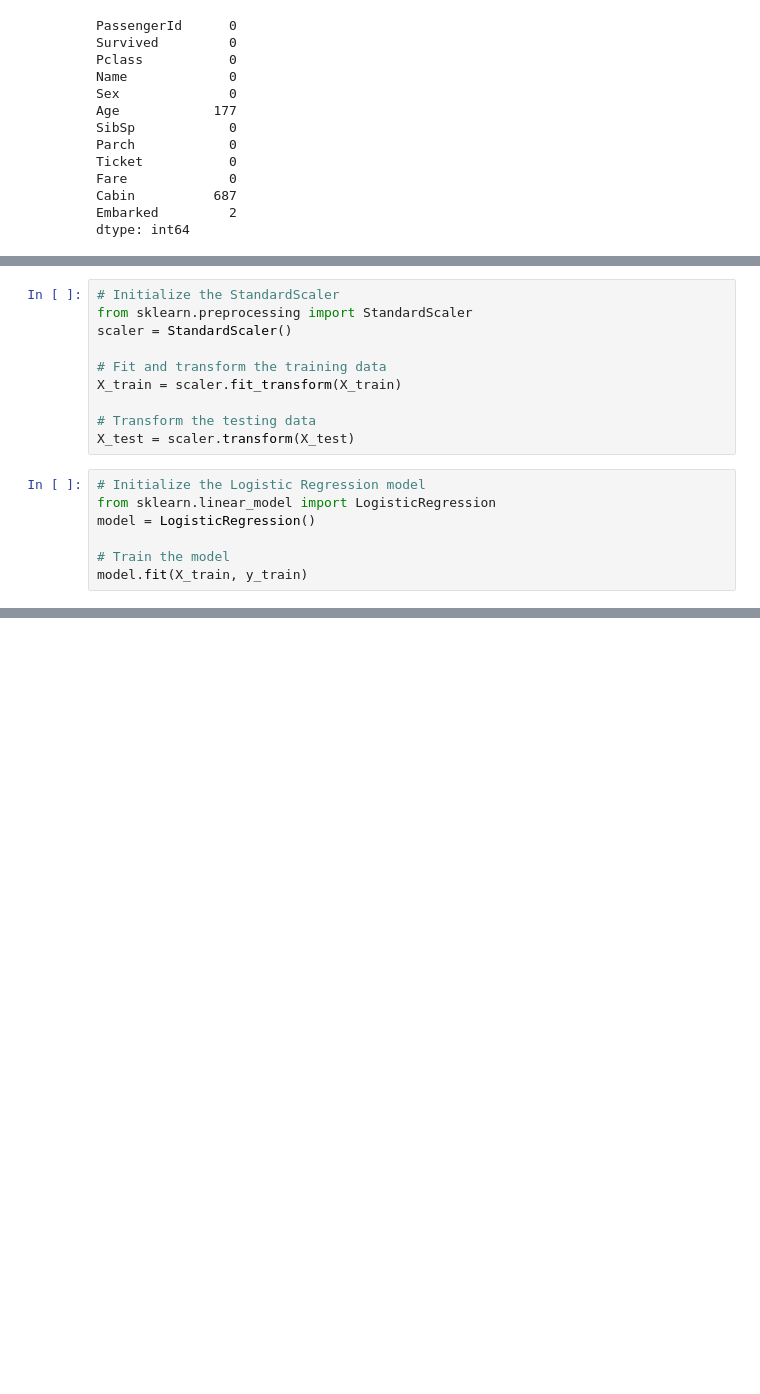
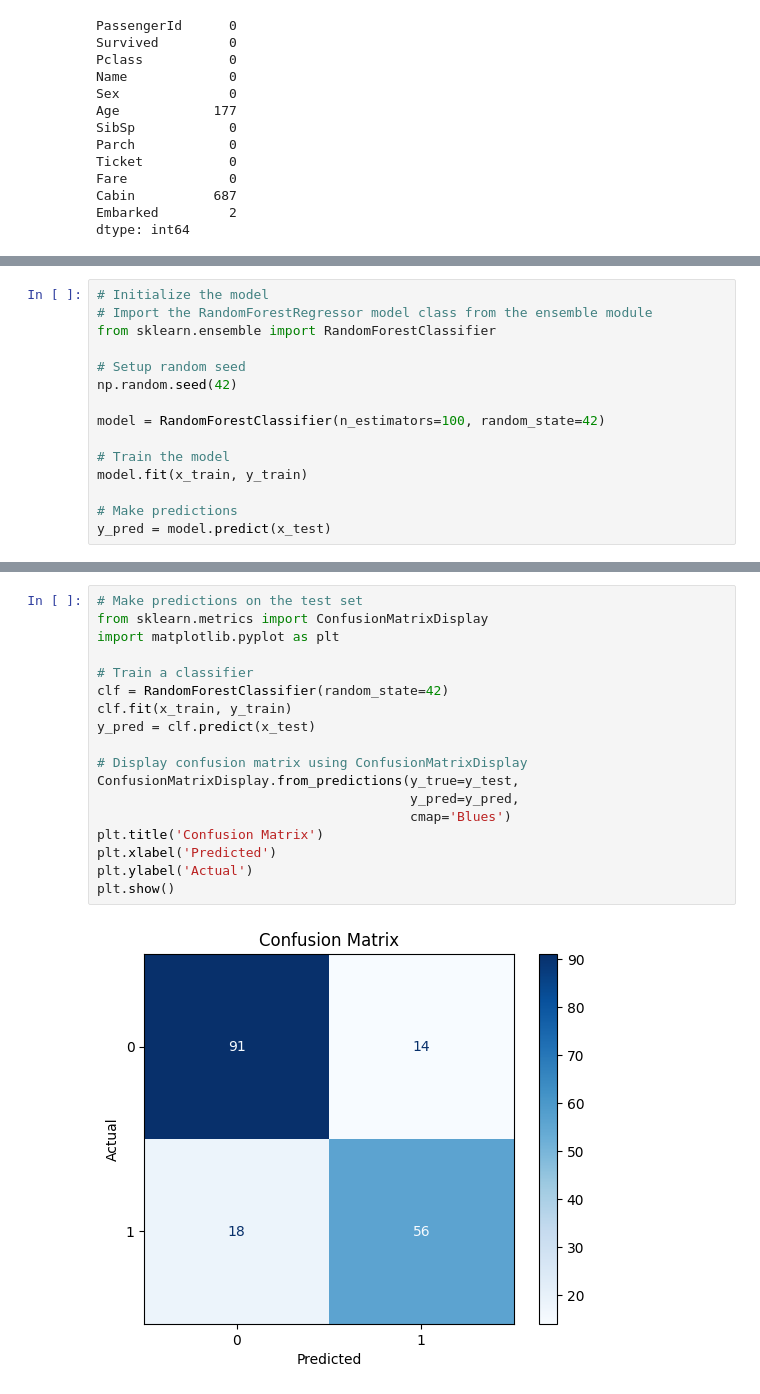
Before and after one commit to soumya0424/CodSoft, a Jupyter notebook: Titanic Survival Prediction.ipynb, the cells around one changed output, grey strips where cells are left out. Saved outputs shown, nothing was run; the diff lists cells and outputs as text; blank space fills up the shorter version.

Commit message:
titanic Survival Prediction done

```diff
--- a/Titanic Survival Prediction.ipynb
+++ b/Titanic Survival Prediction.ipynb
@@ -112,17 +97,15 @@ X_train, X_test, y_train, y_test = train_test_split(X, y, test_size=0.2, random_
 # %%
-# Initialize the StandardScaler
-from sklearn.preprocessing import StandardScaler
-scaler = StandardScaler()
+# Initialize the model
+# Import the RandomForestRegressor model class from the ensemble module
+from sklearn.ensemble import RandomForestClassifier
 
-# Fit and transform the training data
-X_train = scaler.fit_transform(X_train)
+# Setup random seed
+np.random.seed(42)
 
-# Transform the testing data
-X_test = scaler.transform(X_test)
+model = RandomForestClassifier(n_estimators=100, random_state=42)
+
+# Train the model
+model.fit(x_train, y_train)
+
+# Make predictions
+y_pred = model.predict(x_test)
-# %%
-# Initialize the Logistic Regression model
-from sklearn.linear_model import LogisticRegression
-model = LogisticRegression()
-
-# Train the model
-model.fit(X_train, y_train)
@@ -162,0 +133,20 @@ weighted avg       0.81      0.81      0.81       179
+# %%
+# Make predictions on the test set
+from sklearn.metrics import ConfusionMatrixDisplay
+import matplotlib.pyplot as plt
+
+# Train a classifier
+clf = RandomForestClassifier(random_state=42)
+clf.fit(x_train, y_train)
+y_pred = clf.predict(x_test)
+
+# Display confusion matrix using ConfusionMatrixDisplay
+ConfusionMatrixDisplay.from_predictions(y_true=y_test,
+                                        y_pred=y_pred,
+                                        cmap='Blues')
+plt.title('Confusion Matrix')
+plt.xlabel('Predicted')
+plt.ylabel('Actual')
+plt.show()
+# %% [output]
+[figure, added]
```
Also changed, not shown: parts of 8 cells of this notebook.
